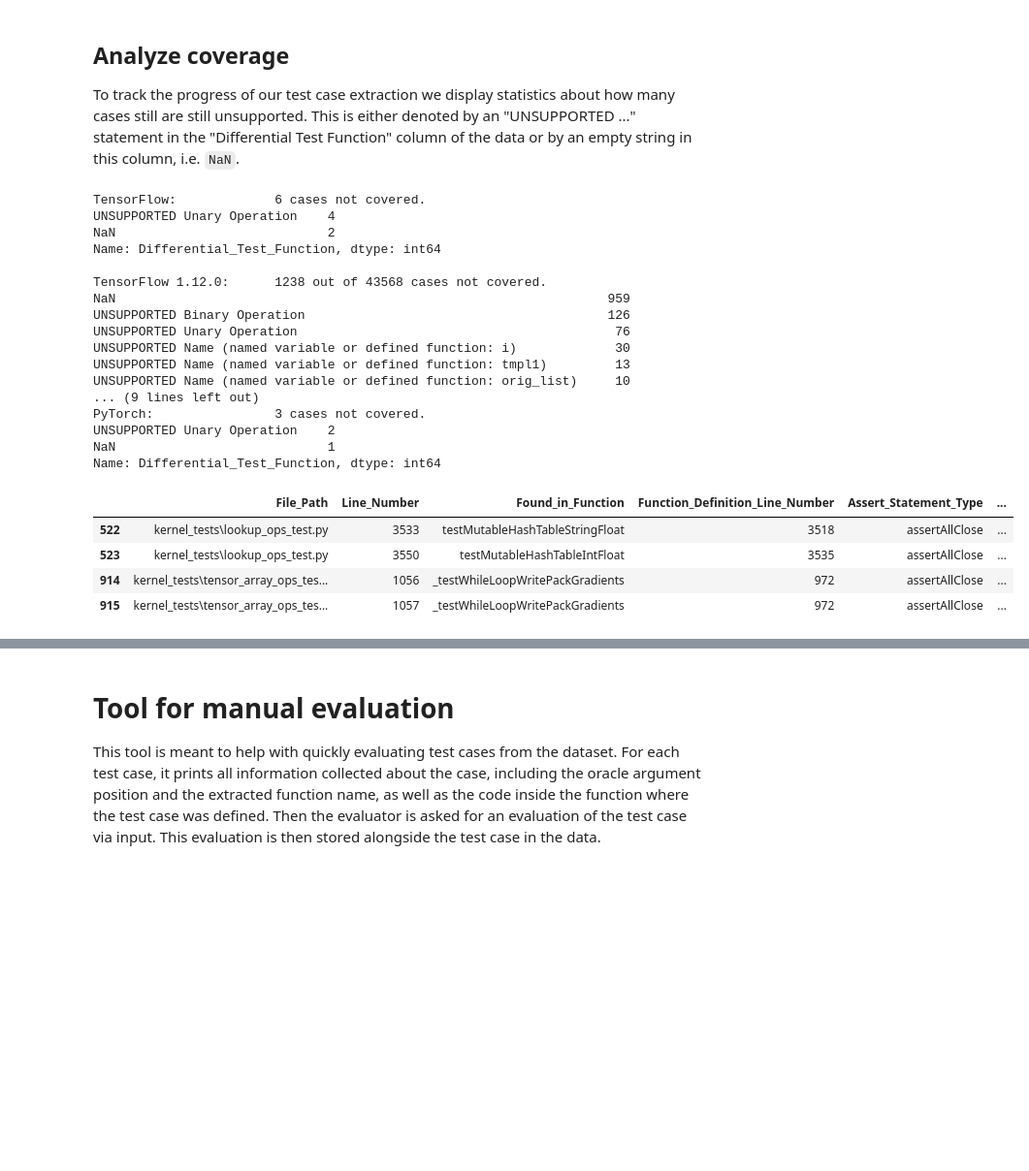
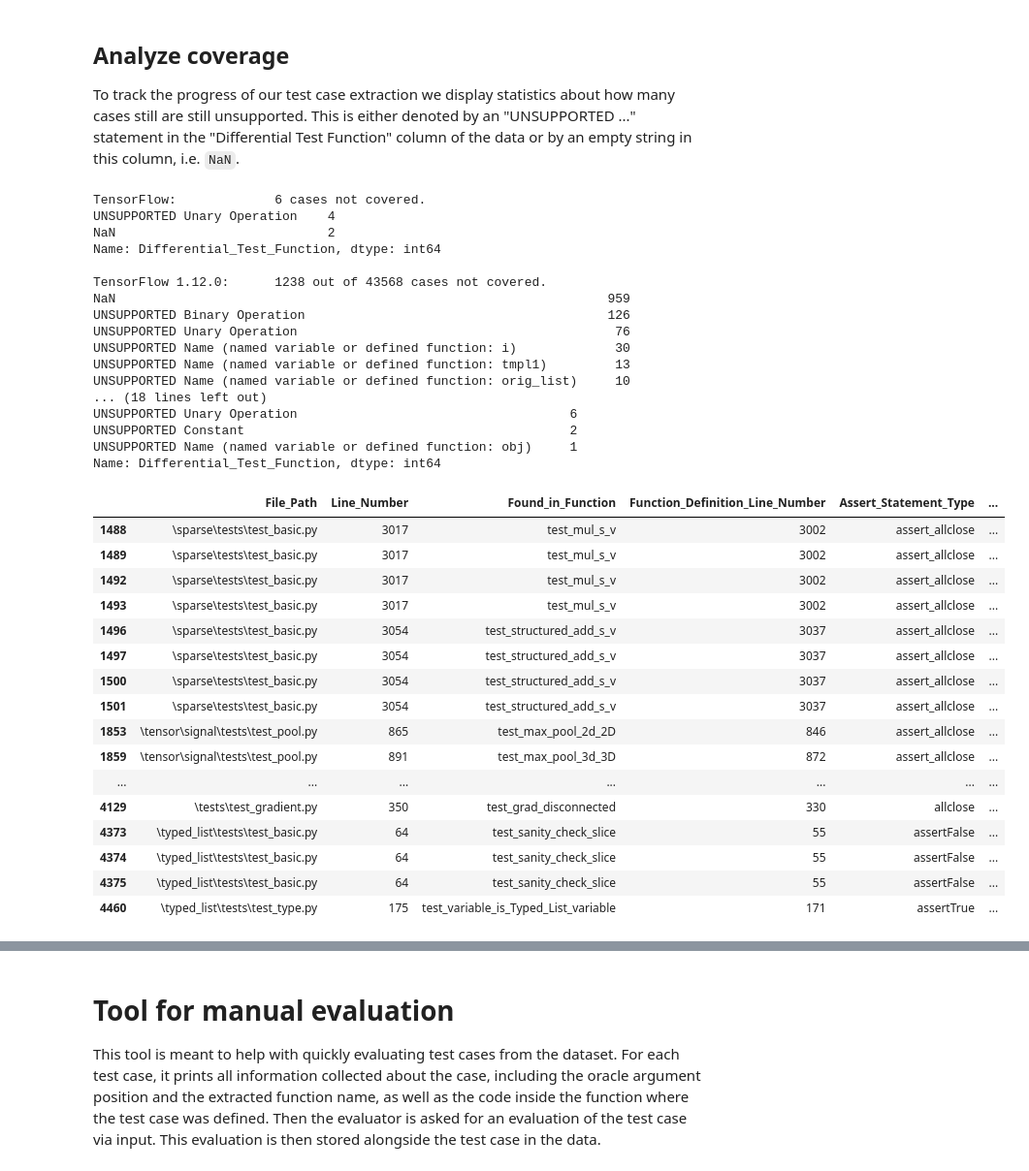
Before and after one commit to AlexanderProchnow/DLL_Testing_Tool, a Jupyter notebook: Code/1_Test_Case_Extraction_and_Analysis/2_Data_evaluation.ipynb, the cells around one changed output, grey strips where cells are left out. Shown at 97% size. Drawn from its saved outputs; the diff is of its cells as text; code cells hidden in the pictures; blank space fills up the shorter version.

Commit message:
Ran tool on Theano 1.0.3 and created output documents for scipy test cases in Theano as well as all keras test cases in tensorflow 1.12.0

```diff
--- a/Code/1_Test_Case_Extraction_and_Analysis/2_Data_evaluation.ipynb
+++ b/Code/1_Test_Case_Extraction_and_Analysis/2_Data_evaluation.ipynb
@@ -78,3 +79,7 @@ df_pytorch.head(10)
 | 7 | test\test_autograd.py | 1340 | test_set_grad_coroutines_benign_e... | 1295 | assertLess | ... |
 | 8 | test\test_autograd.py | 2790 | test_var_mean_differentiable | 2778 | allclose | ... |
 | 9 | test\test_autograd.py | 2790 | test_var_mean_differentiable | 2778 | allclose | ... |
+# %%
+# import theano data and preview
+df_theano = pd.read_csv('extracted_data/theano_data.csv')
+df_theano.head(10)
@@ -94,6 +111,10 @@ print(not_covered_tensorflow_1_12_0.Differential_Test_Function.value_counts(drop
 not_covered_pytorch = df_pytorch[df_pytorch['Differential_Test_Function'].str.contains('UNSUPPORTED', na=False) | df_pytorch['Differential_Test_Function'].isna()]
 print("\nPyTorch:\t\t"+ str(len(not_covered_pytorch)) + " cases not covered.")
 print(not_covered_pytorch.Differential_Test_Function.value_counts(dropna=False))
+
+not_covered_theano = df_theano[df_theano['Differential_Test_Function'].str.contains('UNSUPPORTED', na=False) | df_theano['Differential_Test_Function'].isna()]
+print("\nTheano:\t\t"+ str(len(not_covered_theano)) + " cases not covered.")
+print(not_covered_theano.Differential_Test_Function.value_counts(dropna=False))
 # %% [output]
 TensorFlow:             6 cases not covered.
 UNSUPPORTED Unary Operation    4
@@ -107,22 +128,34 @@ UNSUPPORTED Unary Operation                                          76
 UNSUPPORTED Name (named variable or defined function: i)             30
 UNSUPPORTED Name (named variable or defined function: tmpl1)         13
 UNSUPPORTED Name (named variable or defined function: orig_list)     10
-... (9 lines left out)
-PyTorch:                3 cases not covered.
-UNSUPPORTED Unary Operation    2
-NaN                            1
+... (18 lines left out)
+UNSUPPORTED Unary Operation                                    6
+UNSUPPORTED Constant                                           2
+UNSUPPORTED Name (named variable or defined function: obj)     1
 Name: Differential_Test_Function, dtype: int64
 # %%
-not_covered_tensorflow[not_covered_tensorflow['Differential_Test_Function'].str.contains('UNSUPPORTED', na=False)]
+#not_covered_tensorflow[not_covered_tensorflow['Differential_Test_Function'].str.contains('UNSUPPORTED', na=False)]
 
-#not_covered_pytorch[not_covered_pytorch['Differential_Test_Function'].isna()]
+not_covered_theano[not_covered_theano['Differential_Test_Function'].isna()]
 #not_covered_tensorflow[not_covered_tensorflow['Differential_Test_Function'].isna()]
 # %% [output]
 |  | File_Path | Line_Number | Found_in_Function | Function_Definition_Line_Number | Assert_Statement_Type | ... |
-| 522 | kernel_tests\lookup_ops_test.py | 3533 | testMutableHashTableStringFloat | 3518 | assertAllClose | ... |
-| 523 | kernel_tests\lookup_ops_test.py | 3550 | testMutableHashTableIntFloat | 3535 | assertAllClose | ... |
-| 914 | kernel_tests\tensor_array_ops_tes... | 1056 | _testWhileLoopWritePackGradients | 972 | assertAllClose | ... |
-| 915 | kernel_tests\tensor_array_ops_tes... | 1057 | _testWhileLoopWritePackGradients | 972 | assertAllClose | ... |
+| 1488 | \sparse\tests\test_basic.py | 3017 | test_mul_s_v | 3002 | assert_allclose | ... |
+| 1489 | \sparse\tests\test_basic.py | 3017 | test_mul_s_v | 3002 | assert_allclose | ... |
+| 1492 | \sparse\tests\test_basic.py | 3017 | test_mul_s_v | 3002 | assert_allclose | ... |
+| 1493 | \sparse\tests\test_basic.py | 3017 | test_mul_s_v | 3002 | assert_allclose | ... |
+| 1496 | \sparse\tests\test_basic.py | 3054 | test_structured_add_s_v | 3037 | assert_allclose | ... |
+| 1497 | \sparse\tests\test_basic.py | 3054 | test_structured_add_s_v | 3037 | assert_allclose | ... |
+| 1500 | \sparse\tests\test_basic.py | 3054 | test_structured_add_s_v | 3037 | assert_allclose | ... |
+| 1501 | \sparse\tests\test_basic.py | 3054 | test_structured_add_s_v | 3037 | assert_allclose | ... |
+| 1853 | \tensor\signal\tests\test_pool.py | 865 | test_max_pool_2d_2D | 846 | assert_allclose | ... |
+| 1859 | \tensor\signal\tests\test_pool.py | 891 | test_max_pool_3d_3D | 872 | assert_allclose | ... |
+| ... | ... | ... | ... | ... | ... | ... |
+| 4129 | \tests\test_gradient.py | 350 | test_grad_disconnected | 330 | allclose | ... |
+| 4373 | \typed_list\tests\test_basic.py | 64 | test_sanity_check_slice | 55 | assertFalse | ... |
+| 4374 | \typed_list\tests\test_basic.py | 64 | test_sanity_check_slice | 55 | assertFalse | ... |
+| 4375 | \typed_list\tests\test_basic.py | 64 | test_sanity_check_slice | 55 | assertFalse | ... |
+| 4460 | \typed_list\tests\test_type.py | 175 | test_variable_is_Typed_List_variable | 171 | assertTrue | ... |
 # %%
 df_tensorflow_1_12_0[df_tensorflow_1_12_0['File_Path'].str.contains('rnn_test.py', na=False)]
 df_tensorflow_1_12_0[df_tensorflow_1_12_0['Differential_Test_Function'].str.contains('keras.', na=False) & df_tensorflow_1_12_0['File_Path'].str.contains('kernel_test', na=False)]
```
Also changed, not shown: parts of 7 cells of this notebook, 7 other files.
